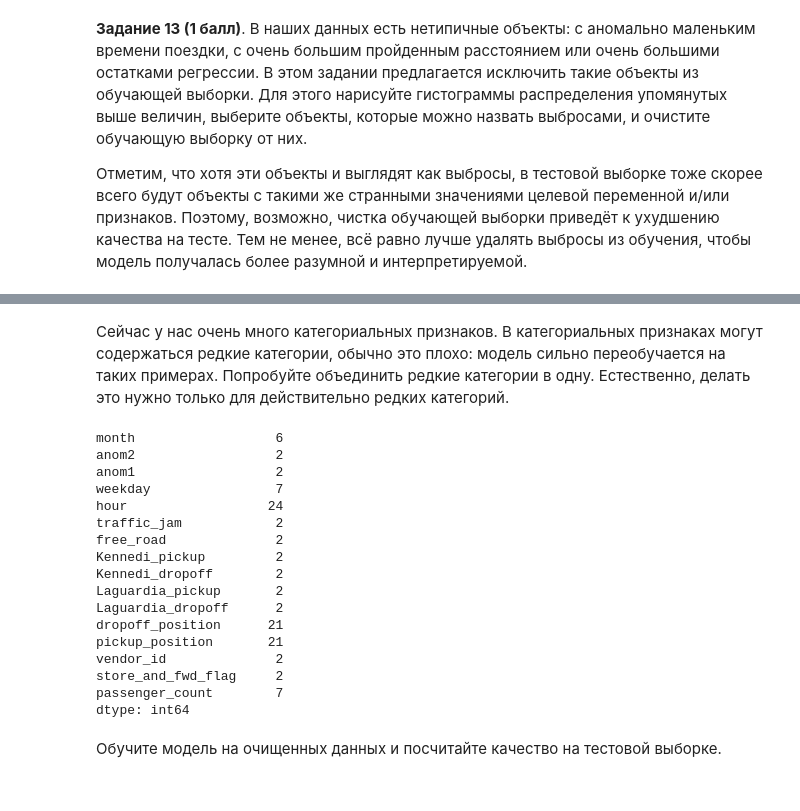
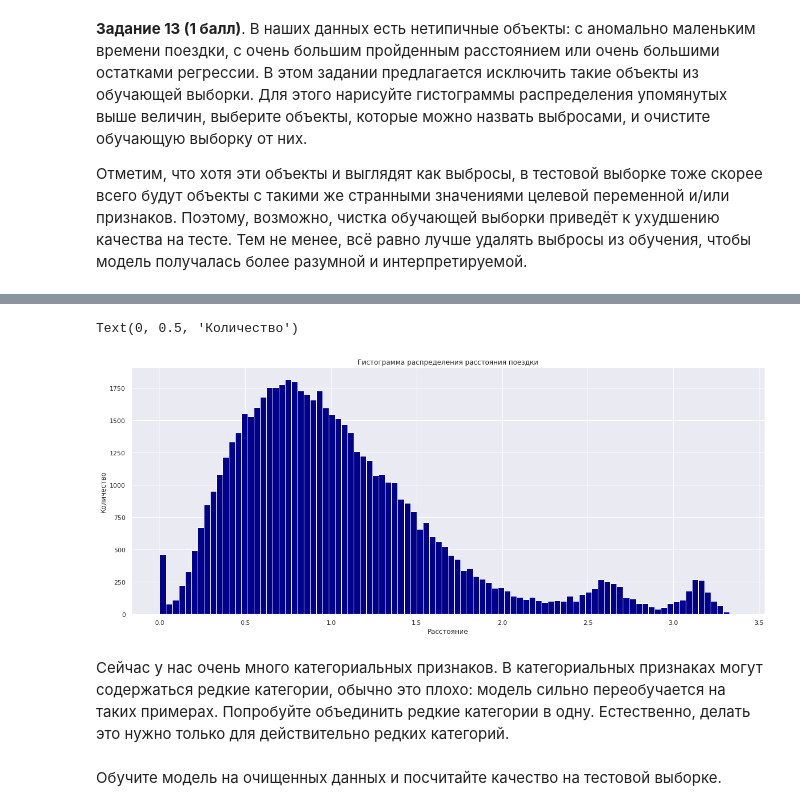
Before and after one commit to HeySlava/hse_course, a Jupyter notebook: homework2/homework2_slava.ipynb, the cells around one changed output, grey strips where cells are left out. Drawn from its saved outputs; the diff is of its cells as text; code cells hidden in the pictures.

```diff
--- a/homework2/homework2_slava.ipynb
+++ b/homework2/homework2_slava.ipynb
@@ -570,0 +592,10 @@ train=train[train['log_trip_duration'] < np.quantile(train['log_trip_duration'],
+# %%
+fig, ax = plt.subplots(figsize=(20, 8))
+
+ax.hist( X_train['log_distance'].sample(60000), color = 'darkblue', bins='auto')
+ax.set_title('Гистограмма распределения расстояния поездки')
+ax.set_xlabel('Расстояние')
+ax.set_ylabel('Количество');
+# %% [output]
+Text(0, 0.5, 'Количество')
+[figure, added]
@@ -571,22 +606,2 @@ train=train[train['log_trip_duration'] < np.quantile(train['log_trip_duration'],
 # %% [markdown]
 Сейчас у нас очень много категориальных признаков. В категориальных признаках могут содержаться редкие категории, обычно это плохо: модель сильно переобучается на таких примерах. Попробуйте объединить редкие категории в одну. Естественно, делать это нужно только для действительно редких категорий.
-# %%
-train[categorical].nunique()
-# %% [output]
-month                  6
-anom2                  2
-anom1                  2
-weekday                7
-hour                  24
-traffic_jam            2
-free_road              2
-Kennedi_pickup         2
-Kennedi_dropoff        2
-Laguardia_pickup       2
-Laguardia_dropoff      2
-dropoff_position      21
-pickup_position       21
-vendor_id              2
-store_and_fwd_flag     2
-passenger_count        7
-dtype: int64
```
Also changed, not shown: parts of 11 cells of this notebook.
